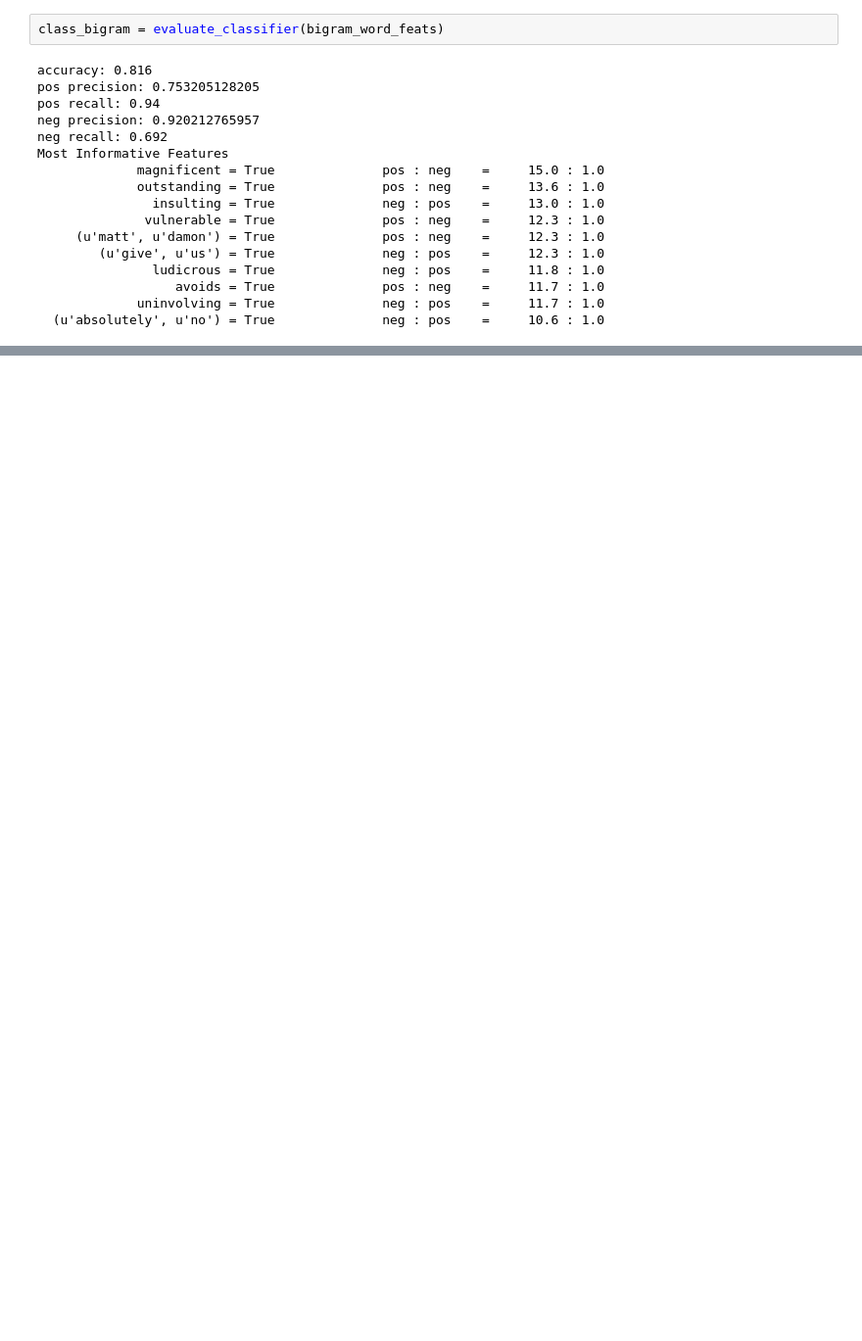
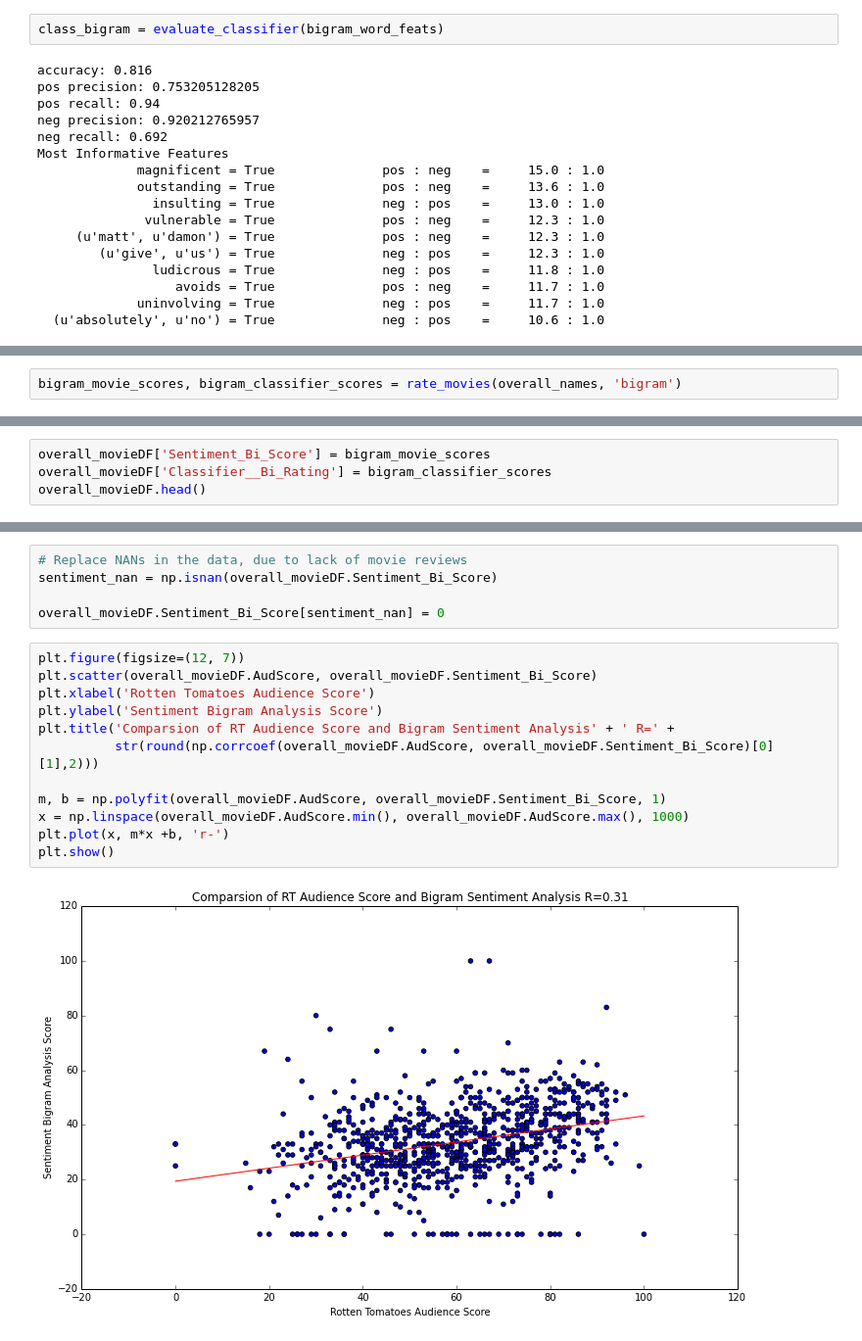
Before and after one commit to akhilketkar/cs209-project, a Jupyter notebook: Process_Book.ipynb, the cells around one changed output, grey strips where cells are left out. Shown at 98% size. Cells and saved outputs as stored; diff of their text form; blank space fills up the shorter version.

```diff
--- a/Process_Book.ipynb
+++ b/Process_Book.ipynb
@@ -694,0 +731,2 @@ Bigram classifier correctly predicts 61.0 of critic reviews
+# %%
+bigram_movie_scores, bigram_classifier_scores = rate_movies(overall_names, 'bigram')
@@ -694,0 +751,4 @@ Bigram classifier correctly predicts 61.0 of critic reviews
+# %%
+overall_movieDF['Sentiment_Bi_Score'] = bigram_movie_scores
+overall_movieDF['Classifier__Bi_Rating'] = bigram_classifier_scores
+overall_movieDF.head()
@@ -694,0 +762,19 @@ Bigram classifier correctly predicts 61.0 of critic reviews
+# %%
+# Replace NANs in the data, due to lack of movie reviews
+sentiment_nan = np.isnan(overall_movieDF.Sentiment_Bi_Score)
+
+overall_movieDF.Sentiment_Bi_Score[sentiment_nan] = 0
+# %%
+plt.figure(figsize=(12, 7))
+plt.scatter(overall_movieDF.AudScore, overall_movieDF.Sentiment_Bi_Score)
+plt.xlabel('Rotten Tomatoes Audience Score')
+plt.ylabel('Sentiment Bigram Analysis Score')
+plt.title('Comparsion of RT Audience Score and Bigram Sentiment Analysis' + ' R=' +
+          str(round(np.corrcoef(overall_movieDF.AudScore, overall_movieDF.Sentiment_Bi_Score)[0][1],2)))
+
+m, b = np.polyfit(overall_movieDF.AudScore, overall_movieDF.Sentiment_Bi_Score, 1)
+x = np.linspace(overall_movieDF.AudScore.min(), overall_movieDF.AudScore.max(), 1000)
+plt.plot(x, m*x +b, 'r-')
+plt.show()
+# %% [output]
+[figure, added]
```
Also changed, not shown: parts of 74 cells of this notebook.
